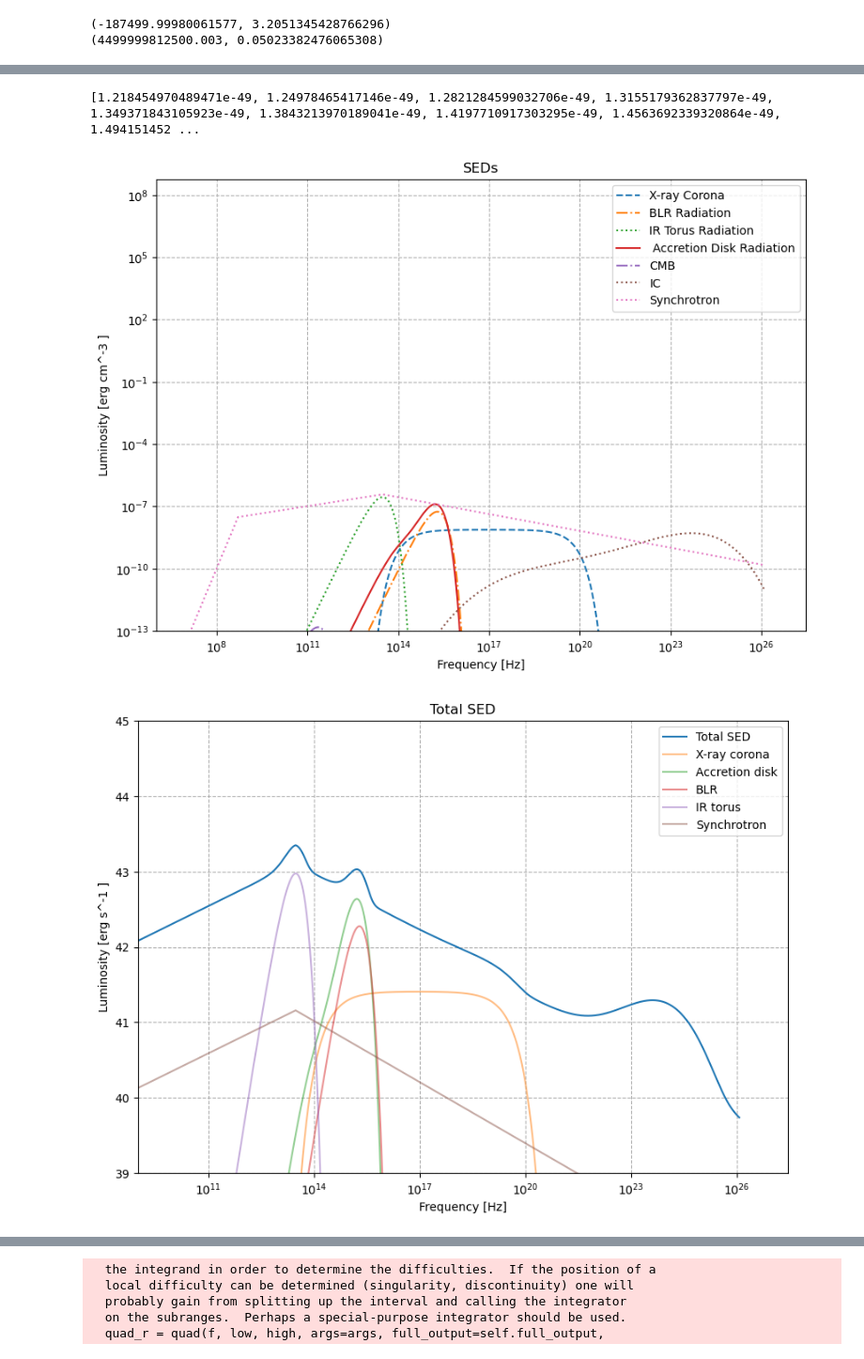
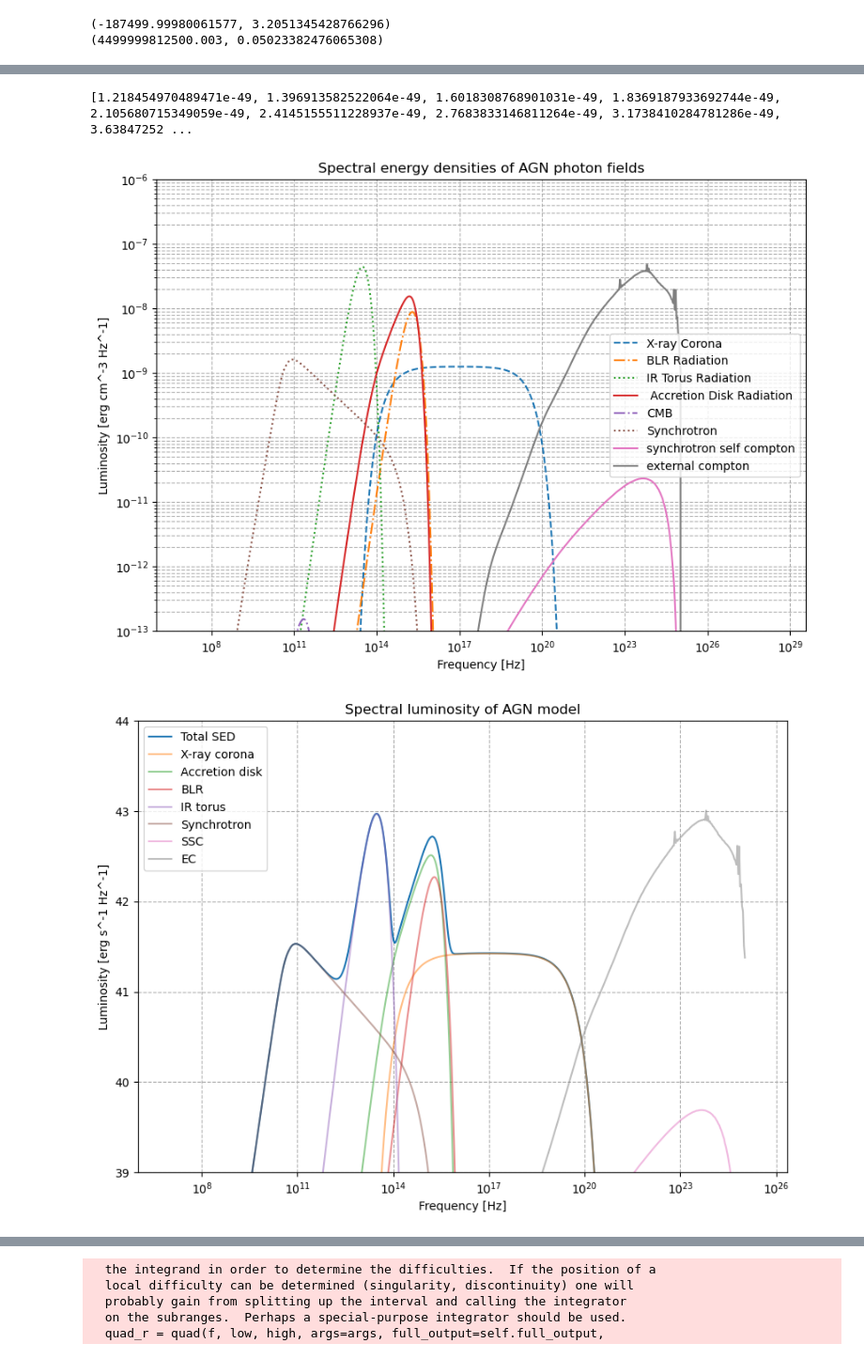
Before and after one commit to henan99/Masteroppgave, a Jupyter notebook: Timescales_est/plot_timescales.ipynb, the cells around one changed output, grey strips where cells are left out. Shown at 94% size. Drawn from its saved outputs; the diff is of its cells as text; code cells hidden in the pictures.

```diff
--- a/Timescales_est/plot_timescales.ipynb
+++ b/Timescales_est/plot_timescales.ipynb
@@ -696,7 +685,7 @@ plt.show()
 
 
 def Uacc_spec(nu,acc_1,acc_2,R_diss_val):
-    u_val = np.logspace(np.log10(acc_1), np.log10(acc_2), 100)
+    u_val = np.logspace(np.log10(acc_1), np.log10(acc_2), 800)
     vals = []
     for i in u_val:
         I = I_v(i,nu,R_diss_val)
@@ -959,0 +1143,15 @@ plt.show()
+# %%
+ang_vals = np.linspace(0,3.14,40)
+
+U_tot =(UX_spec_vals+U_acc_spec_val+UBLR_spec_vals + f_blr_x*UX_spec_vals+UIR_spec_vals)
+def U_energy_ang(eps, ang):
+
+    return U_tot[find_index(eps_vals,eps)]*(1-np.cos(ang))**2
+
+vals = []
+for i in ang_vals:
+    vals.append(U_energy_ang(eps_vals[100],i))
+vals = np.array(vals)
+norm_const = eps_vals[100]/trapz_integral(ang_vals,vals)
+plt.figure()
+plt.plot(ang_vals, U_energy_ang(eps_vals[100],ang_vals))
@@ -1040,7 +1326,7 @@ plt.ylabel('Energy Density (erg cm^-3)')
 plt.title('Energy Densities as a Function of $R_{diss}$')
 plt.legend()
 plt.grid(True, which="both", ls="--")
-#plt.savefig('C:/Users/henri/OneDrive/Documents/NTNU/Semester 10/Masteroppgave/Plots/Energy_densities.png')
+plt.savefig('C:/Users/henri/OneDrive/Documents/NTNU/Semester 10/Masteroppgave/Plots/Energy_densities.png')
 plt.show()
 
 
@@ -1068,47 +1354,51 @@ plt.plot(nu_vals, nu_vals*UBLR_spec_vals, label='BLR Radiation', linestyle='-.')
 plt.plot(nu_vals, nu_vals*UIR_spec_vals, label='IR Torus Radiation', linestyle=':')
 plt.plot(nu_vals, nu_vals*U_acc_spec_val, label=' Accretion Disk Radiation', linestyle='-')
 plt.plot(nu_vals, nu_vals*U_CMB, label='CMB', linestyle='-.')
-plt.plot(nu_vals,U_IC, label='IC', linestyle=':')
-plt.plot(nu_vals,nu_vals*U_syn_vals, label='Synchrotron', linestyle=':')
+#plt.plot(nu_vals,U_IC, label='IC', linestyle=':')
+plt.plot(nu_vals,nu_vals*U_syn, label='Synchrotron', linestyle=':')
+plt.plot(nu_vals,nu_vals*U_synSC,label = 'synchrotron self compton')
+plt.plot(nu_vals,nu_vals*U_EC,label = 'external compton')
 plt.xlabel('Frequency [Hz]')
-plt.ylabel('Luminosity [erg cm^-3 ]')
+plt.ylabel('Luminosity [erg cm^-3 Hz^-1]')
 plt.xscale('log')
 plt.yscale('log')
-plt.title('SEDs')
-plt.ylim(10**-13)
+plt.title('Spectral energy densities of AGN photon fields')
+plt.ylim(10**-13,10**-6)
 plt.xlim(10**6)
 plt.legend()
 plt.grid(True, which="both", ls="--")
-#plt.savefig('C:/Users/henri/OneDrive/Documents/NTNU/Semester 10/Masteroppgave/Plots/SEDs_sep.png')
+plt.savefig('C:/Users/henri/OneDrive/Documents/NTNU/Semester 10/Masteroppgave/Plots/SEDs_sep.png')
 plt.show()
 
 
 
 
 plt.figure(figsize=(10, 7))
-plt.plot(nu_vals, np.log10(4*np.pi*R**2*(nu_vals*(UX_spec_vals+U_acc_spec_val+UBLR_spec_vals + f_blr_x*UX_spec_vals+UIR_spec_vals)+U_IC+ U_syn_vals*nu_vals)*c), label='Total SED')#U_CMB
+plt.plot(nu_vals, np.log10(4*np.pi*R**2*(nu_vals*(UX_spec_vals+U_acc_spec_val+UBLR_spec_vals + f_blr_x*UX_spec_vals+UIR_spec_vals+U_syn))*c), label='Total SED')#U_CMB
 plt.plot(nu_vals, np.log10(4*np.pi*R**2*nu_vals*UX_spec_vals*c),alpha = 0.5,label = 'X-ray corona')
 plt.plot(nu_vals, np.log10(4*np.pi*R**2*nu_vals*U_acc_spec_val*c),alpha = 0.5,label = 'Accretion disk')
 plt.plot(nu_vals, np.log10(4*np.pi*R**2*nu_vals*UBLR_spec_vals*c),alpha = 0.5,label = 'BLR')
 plt.plot(nu_vals, np.log10(4*np.pi*R**2*nu_vals*UIR_spec_vals*c),alpha = 0.5,label = 'IR torus')
 #plt.plot(nu_vals, np.log10(4*np.pi*R**2*nu_vals*U_IC*c),alpha = 0.5,label = 'IC')
-plt.plot(nu_vals, np.log10(4*np.pi*(10**18)**2*nu_vals*U_syn_vals*c),alpha = 0.5,label = 'Synchrotron')
+plt.plot(nu_vals, np.log10(4*np.pi*(R)**2*nu_vals*U_syn*c),alpha = 0.5,label = 'Synchrotron')
+plt.plot(nu_vals, np.log10(4*np.pi*(R)**2*nu_vals*U_synSC*c),alpha = 0.5,label = 'SSC')
+plt.plot(nu_vals, np.log10(4*np.pi*(R)**2*nu_vals*U_EC*c),alpha = 0.5,label = 'EC')
 plt.xlabel('Frequency [Hz]')
-plt.ylabel('Luminosity [erg s^-1 ]')
+plt.ylabel('Luminosity [erg s^-1 Hz^-1]')
 plt.xscale('log')
 #plt.yscale('log')
-plt.title('Total SED')
-plt.ylim(39,45)
-plt.xlim(10**9)
+plt.title('Spectral luminosity of AGN model')
+plt.ylim(39,44)
+plt.xlim(10**6)
 plt.legend()
 plt.grid(True, which="both", ls="--")
-#plt.savefig('C:/Users/henri/OneDrive/Documents/NTNU/Semester 10/Masteroppgave/Plots/SED.png')
+plt.savefig('C:/Users/henri/OneDrive/Documents/NTNU/Semester 10/Masteroppgave/Plots/SED.png')
 plt.show()
 
 
 
 
-u_tot_for_r = (UX_spec_vals+U_acc_spec_val+UBLR_spec_vals + f_blr_x*UX_spec_vals+UIR_spec_vals+ U_CMB)*nu_vals + U_IC + U_syn_vals*nu_vals
+u_tot_for_r = (UX_spec_vals+U_acc_spec_val+UBLR_spec_vals + f_blr_x*UX_spec_vals+UIR_spec_vals+ U_CMB)*nu_vals+U_syn*nu_vals + U_EC*nu_vals #+ U_syn_vals*nu_vals
 #n_tot_for_r = u_tot_for_r/(const.c.cgs.value)
 plt.figure(figsize=(10, 7))
 plt.plot(nu_vals*const.h.cgs.value, u_tot_for_r/(nu_vals*const.h.cgs.value)**2, label='Total SED')
@@ -1121,7 +1411,7 @@ plt.title('Photon density')
 plt.ylim(10**-13)
 plt.legend()
 plt.grid(True, which="both", ls="--")
-#plt.savefig('C:/Users/henri/OneDrive/Documents/NTNU/Semester 10/Masteroppgave/Plots/Photon_density.png')
+plt.savefig('C:/Users/henri/OneDrive/Documents/NTNU/Semester 10/Masteroppgave/Plots/Photon_density.png')
 plt.show()
 # %% [output]
 [ 4.74617447e+01 -1.17557819e+03  1.03348686e+04  1.30457118e+01
@@ -1138,3 +1428,3 @@ plt.show()
-[1.218454970489471e-49, 1.24978465417146e-49, 1.2821284599032706e-49, 1.3155179362837797e-49, 1.349371843105923e-49, 1.3843213970189041e-49, 1.4197710917303295e-49, 1.4563692339320864e-49, 1.494151452 ...
+[1.218454970489471e-49, 1.396913582522064e-49, 1.6018308768901031e-49, 1.8369187933692744e-49, 2.105680715349059e-49, 2.4145155511228937e-49, 2.7683833146811264e-49, 3.1738410284781286e-49, 3.63847252 ...
-[figure, old version]
+[figure, new version]
-[figure, old version]
+[figure, new version]
```
Also changed, not shown: parts of 24 cells of this notebook, 41 other files.
